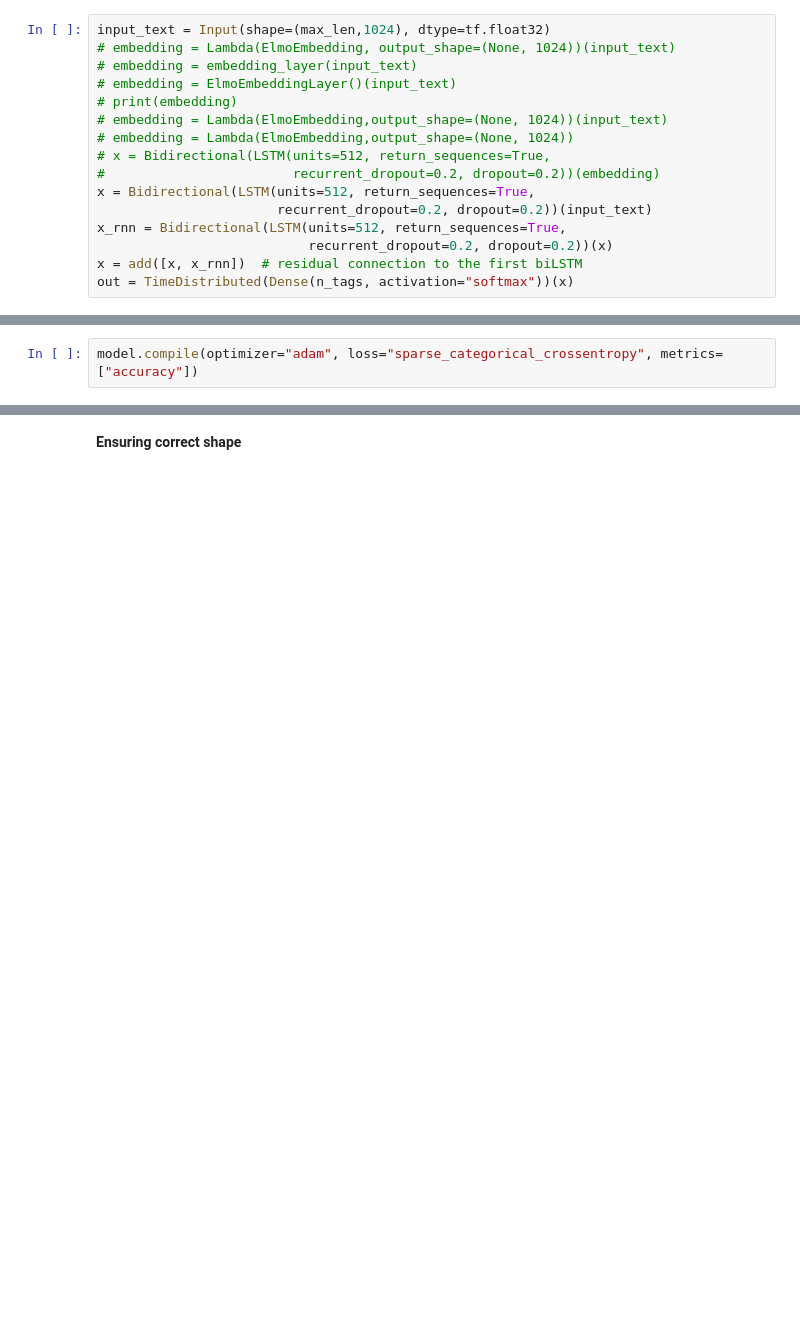
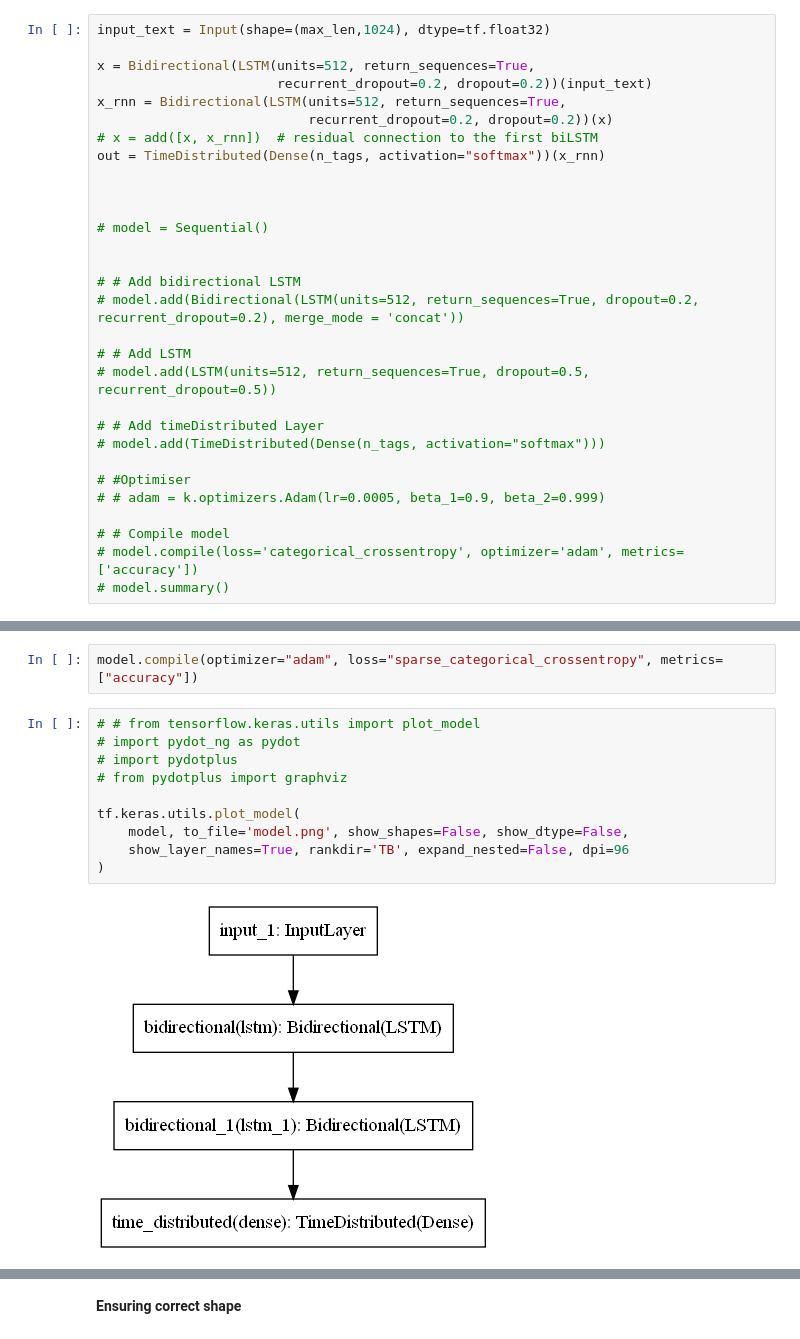
Before and after one commit to sarikasingh00/Hindi-NER, a Jupyter notebook: elmo_ner_hid512.ipynb, the cells around one changed output, grey strips where cells are left out. Drawn from its saved outputs; the diff is of its cells as text; blank space fills up the shorter version.

Commit message:
Added Metrics

```diff
--- a/elmo_ner_hid512.ipynb
+++ b/elmo_ner_hid512.ipynb
@@ -251,22 +251,48 @@ from keras.layers import LSTM, Embedding, Dense, TimeDistributed, Dropout, Bidir
 **Feeding embeddings straight to first layer**
 # %%
 input_text = Input(shape=(max_len,1024), dtype=tf.float32)
-# embedding = Lambda(ElmoEmbedding, output_shape=(None, 1024))(input_text)
-# embedding = embedding_layer(input_text)
-# embedding = ElmoEmbeddingLayer()(input_text)
-# print(embedding)
-# embedding = Lambda(ElmoEmbedding,output_shape=(None, 1024))(input_text)
-# embedding = Lambda(ElmoEmbedding,output_shape=(None, 1024))
-# x = Bidirectional(LSTM(units=512, return_sequences=True,
-#                        recurrent_dropout=0.2, dropout=0.2))(embedding)
+
 x = Bidirectional(LSTM(units=512, return_sequences=True,
                        recurrent_dropout=0.2, dropout=0.2))(input_text)
 x_rnn = Bidirectional(LSTM(units=512, return_sequences=True,
                            recurrent_dropout=0.2, dropout=0.2))(x)
-x = add([x, x_rnn])  # residual connection to the first biLSTM
-out = TimeDistributed(Dense(n_tags, activation="softmax"))(x)
+# x = add([x, x_rnn])  # residual connection to the first biLSTM
+out = TimeDistributed(Dense(n_tags, activation="softmax"))(x_rnn)
+
+
+
+# model = Sequential()
+
+
+# # Add bidirectional LSTM
+# model.add(Bidirectional(LSTM(units=512, return_sequences=True, dropout=0.2, recurrent_dropout=0.2), merge_mode = 'concat'))
+
+# # Add LSTM
+# model.add(LSTM(units=512, return_sequences=True, dropout=0.5, recurrent_dropout=0.5))
+
+# # Add timeDistributed Layer
+# model.add(TimeDistributed(Dense(n_tags, activation="softmax")))
+
+# #Optimiser
+# # adam = k.optimizers.Adam(lr=0.0005, beta_1=0.9, beta_2=0.999)
+
+# # Compile model
+# model.compile(loss='categorical_crossentropy', optimizer='adam', metrics=['accuracy'])
+# model.summary()
 # %%
 # input_text = Input(shape=(max_len,), dtype=tf.string)
 model = Model(input_text, out)
 # %%
 model.compile(optimizer="adam", loss="sparse_categorical_crossentropy", metrics=["accuracy"])
+# %%
+# # from tensorflow.keras.utils import plot_model
+# import pydot_ng as pydot
+# import pydotplus
+# from pydotplus import graphviz
+
+tf.keras.utils.plot_model(
+    model, to_file='model.png', show_shapes=False, show_dtype=False,
+    show_layer_names=True, rankdir='TB', expand_nested=False, dpi=96
+)
+# %% [output]
+[figure, added]
```
Also changed, not shown: parts of 19 cells of this notebook, 5 other files.
